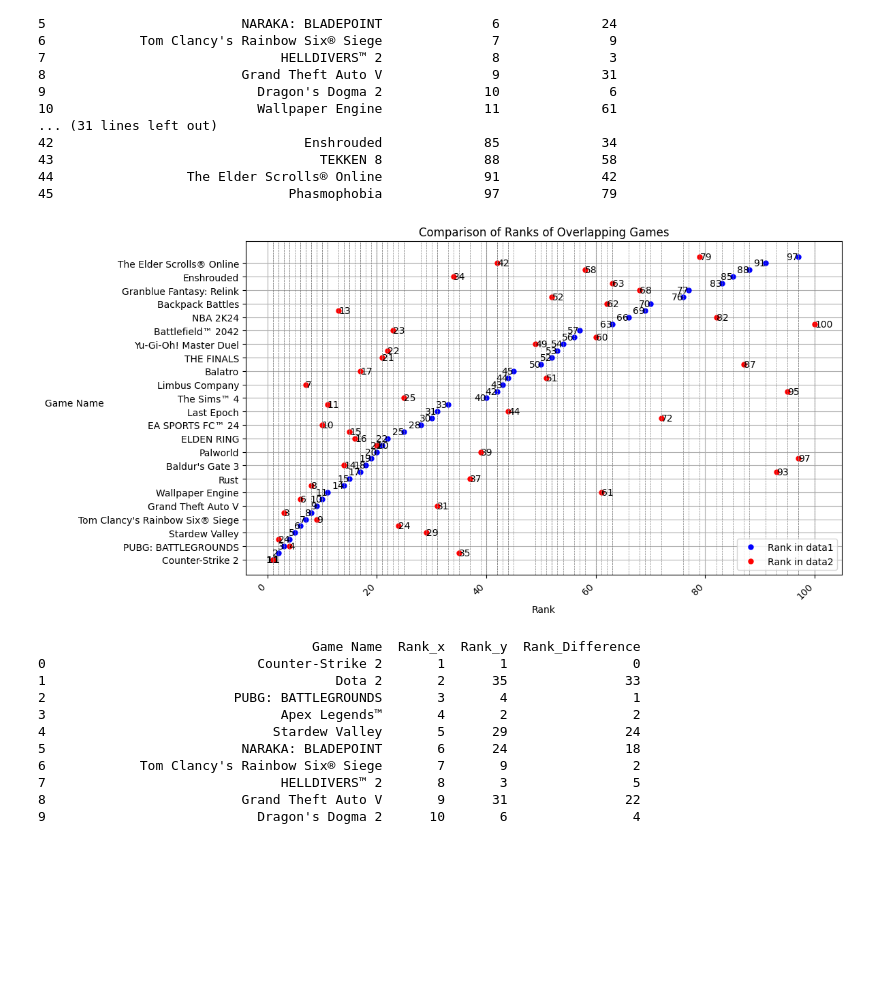
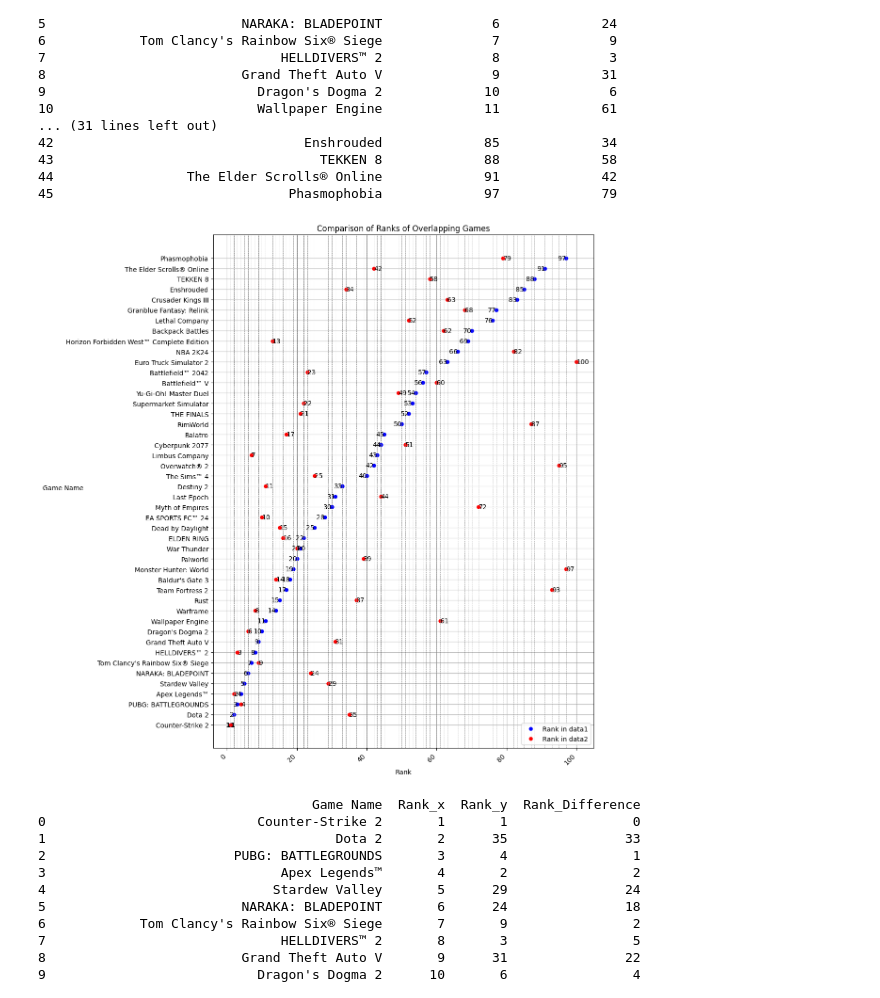
Before and after one commit to SeSAC-UE-AI/AIProject, a Jupyter notebook: Project/JYJ/steam_sellCnt.ipynb, the cells around one changed output. Saved outputs shown, nothing was run; the diff lists cells and outputs as text; code cells hidden in the pictures; blank space fills up the shorter version.

```diff
--- a/Project/JYJ/steam_sellCnt.ipynb
+++ b/Project/JYJ/steam_sellCnt.ipynb
@@ -124,7 +124,7 @@ rank_data1 = merged_data['Rank_x']
 rank_data2 = merged_data['Rank_y']
 
 # 그래프 그리기
-plt.figure(figsize=(12, 6))
+plt.figure(figsize=(12, 12))
 plt.plot(rank_data1, overlapping_game_names, label='Rank in data1', marker='o', linestyle='', markersize=5, color='blue')
 plt.plot(rank_data2, overlapping_game_names, label='Rank in data2', marker='o', linestyle='', markersize=5, color='red')
 plt.xlabel('Rank')
@@ -133,35 +133,35 @@ plt.title('Comparison of Ranks of Overlapping Games')
 plt.legend()
 
 # x 축 라벨 회전 및 간격 조절
 plt.xticks(rotation=45, ha='right')  # 라벨을 45도로 회전하고 오른쪽 정렬
 plt.subplots_adjust(bottom=0.15)  # 라벨이 잘 보이도록 하단 여백 조절
 
 # y 축 간격 조절
-plt.yticks(overlapping_game_names[::2])  # 겹치는 게임들 중에서 간격을 조절하여 표시
+plt.yticks(overlapping_game_names)  # 겹치는 게임들 중에서 간격을 조절하여 표시
 
 # 그래프 안에 숫자 적어주기 (순위가 같은 경우 볼드체로 표시)
 for i in range(len(overlapping_game_names)):
     if rank_data1[i] == rank_data2[i]:
         plt.text(rank_data1[i], overlapping_game_names[i], str(rank_data1[i]), color='black', va='center', ha='right', weight='bold')
         plt.text(rank_data2[i], overlapping_game_names[i], str(rank_data2[i]), color='black', va='center', ha='left', weight='bold')
     else:
         plt.text(rank_data1[i], overlapping_game_names[i], str(rank_data1[i]), color='black', va='center', ha='right')
         plt.text(rank_data2[i], overlapping_game_names[i], str(rank_data2[i]), color='black', va='center', ha='left')
 
 
 # 데이터가 있는 지점에 세로선 그리기
 for rank1, rank2, game_name in zip(rank_data1, rank_data2, overlapping_game_names):
     plt.axvline(x=rank1, color='gray', linestyle='--', linewidth=0.5)  # data1의 순위에 세로선 그리기
     plt.axvline(x=rank2, color='gray', linestyle='--', linewidth=0.5)  # data2의 순위에 세로선 그리기
 
 
 plt.grid(True)
 plt.tight_layout()  # 그래프 재배치
 
 plt.savefig('OverlappingGames.png', dpi=300)  # 이미지 파일로 저장, dpi는 해상도를 나타냅니다.
 plt.show()
 # %% [output]
-[figure, old version]
+[figure, new version]
 # %%
 # 게임 별 순위 격차 계산
 merged_data['Rank_Difference'] = abs(merged_data['Rank_x'] - merged_data['Rank_y'])
```
Also changed, not shown: 1 other file.
